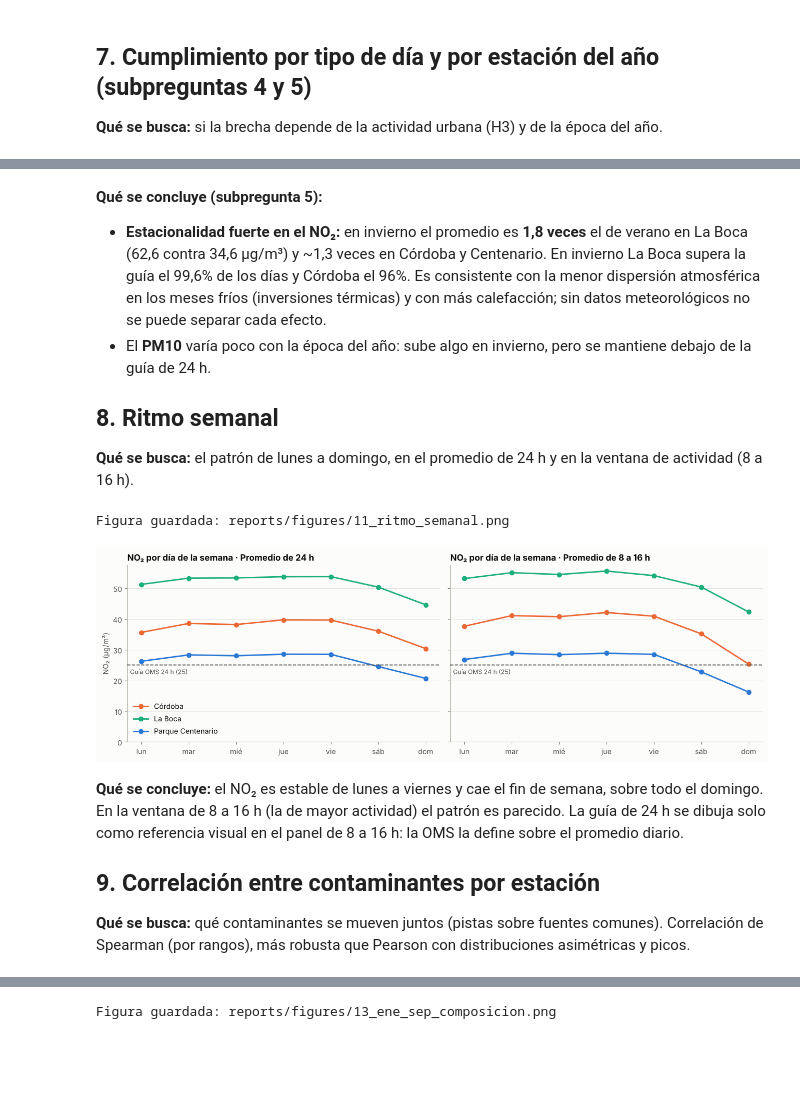
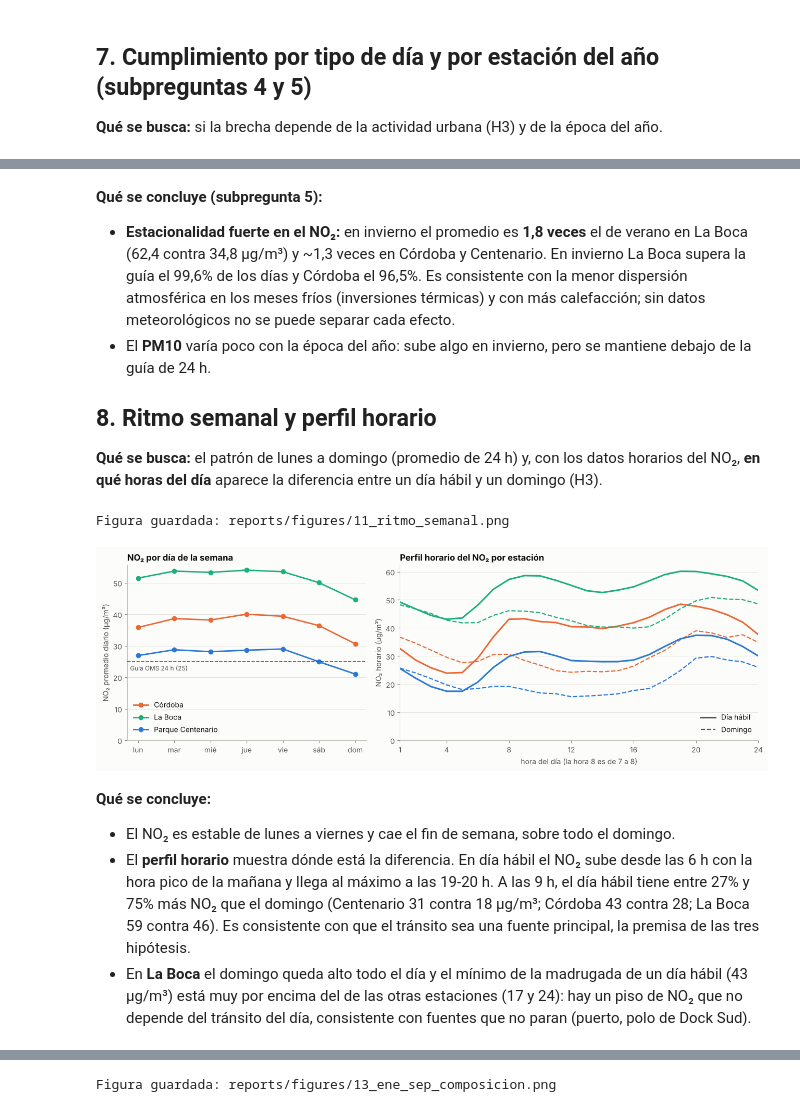
Before and after one commit to ezequielmaranda/nox-ciudad, a Jupyter notebook: notebooks/eda.ipynb, the cells around one changed output, grey strips where cells are left out. Cells and saved outputs as stored; diff of their text form; code cells hidden in the pictures; blank space fills up the shorter version.

```diff
--- a/notebooks/eda.ipynb
+++ b/notebooks/eda.ipynb
@@ -116,10 +116,13 @@ completitud_mensual = leer("agg_completitud_mensual")
 calidad_resumen = leer("calidad_resumen")
 violaciones = leer("calidad_violaciones")
 outliers = leer("calidad_outliers")
+horaria = leer("fact_medicion_horaria")     # NO2 hora por hora (segunda tabla de hechos)
+contexto = leer("agg_contexto_anual")       # serie larga 2010-2025 (contexto)
 
 NOMBRE = dim_estacion.set_index("id_estacion")["nombre"].to_dict()
 ORDEN_ESTACIONES = dim_estacion.sort_values("orden")["id_estacion"].tolist()
 GUIA = {(r.id_contaminante, r.promedio): r.guia_oms for r in ref_oms.itertuples()}
-for nombre, df in [("fact_medicion_diaria", fact), ("agg_cumplimiento_diario", diario), ("agg_anual", anual)]:
+for nombre, df in [("fact_medicion_diaria", fact), ("fact_medicion_horaria", horaria),
+                   ("agg_cumplimiento_diario", diario), ("agg_anual", anual)]:
     print(f"{nombre:25s} {df.shape[0]:>7,} filas × {df.shape[1]} columnas".replace(",", "."))
 # %% [output]
@@ -997,44 +1015,65 @@ Figura guardada: reports/figures/10_estacionalidad.png
 # %% [markdown]
 **Qué se concluye (subpregunta 5):**
 - **Estacionalidad fuerte en el NO₂:** en invierno el promedio es **1,8 veces** el de verano en La Boca
-  (62,6 contra 34,6 µg/m³) y ~1,3 veces en Córdoba y Centenario. En invierno La Boca supera la guía el 99,6% de los
-  días y Córdoba el 96%. Es consistente con la menor dispersión atmosférica en los meses fríos (inversiones
+  (62,4 contra 34,8 µg/m³) y ~1,3 veces en Córdoba y Centenario. En invierno La Boca supera la guía el 99,6% de los
+  días y Córdoba el 96,5%. Es consistente con la menor dispersión atmosférica en los meses fríos (inversiones
   térmicas) y con más calefacción; sin datos meteorológicos no se puede separar cada efecto.
 - El **PM10** varía poco con la época del año: sube algo en invierno, pero se mantiene debajo de la guía de 24 h.
 
-## 8. Ritmo semanal
+## 8. Ritmo semanal y perfil horario
 
-**Qué se busca:** el patrón de lunes a domingo, en el promedio de 24 h y en la ventana de actividad (8 a 16 h).
+**Qué se busca:** el patrón de lunes a domingo (promedio de 24 h) y, con los datos horarios del NO₂, **en qué horas
+del día** aparece la diferencia entre un día hábil y un domingo (H3).
 # %%
-semana = (fact[(fact.id_contaminante == "no2") & fact.tiene_dato]
+from matplotlib.lines import Line2D
+
+semana = (diario[diario.id_contaminante == "no2"]
           .merge(dim_calendario[["fecha", "dia_semana"]], on="fecha")
-          .groupby(["ventana", "id_estacion", "dia_semana"])["valor_masa"].mean().reset_index())
+          .groupby(["id_estacion", "dia_semana"])["valor"].mean().reset_index())
+# Perfil horario: promedio de cada hora del día, hábil contra domingo (segunda tabla de hechos)
+perfil = (horaria[horaria.es_valido]
+          .merge(dim_calendario[["fecha", "tipo_dia"]], on="fecha")
+          .query("tipo_dia in ['habil', 'domingo']")
+          .groupby(["id_estacion", "tipo_dia", "hora"])["valor_masa"].mean().reset_index())
 dias = ["lun", "mar", "mié", "jue", "vie", "sáb", "dom"]
-fig, ejes = plt.subplots(1, 2, figsize=(13, 4.2), sharey=True)
-for ax, ventana, titulo in [(ejes[0], "24h", "Promedio de 24 h"), (ejes[1], "8-16", "Promedio de 8 a 16 h")]:
-    for e in ORDEN_ESTACIONES:
-        s = semana[(semana.ventana == ventana) & (semana.id_estacion == e)]
-        ax.plot(s.dia_semana, s.valor_masa, marker="o", markersize=6, color=COLOR_ESTACION[e], label=NOMBRE[e])
-    linea_guia(ax, 25, "Guía OMS 24 h (25)", lado="izquierda", debajo=True)
-    ax.set_xticks(range(1, 8), dias)
-    ax.set_title(f"NO₂ por día de la semana · {titulo}")
-    ax.grid(axis="x", visible=False)
-ejes[0].set_ylabel("NO₂ (µg/m³)")
+fig, ejes = plt.subplots(1, 2, figsize=(13, 4.4), gridspec_kw={"width_ratios": [1, 1.5]})
+for e in ORDEN_ESTACIONES:
+    s = semana[semana.id_estacion == e]
+    ejes[0].plot(s.dia_semana, s.valor, marker="o", markersize=6, color=COLOR_ESTACION[e], label=NOMBRE[e])
+    for tipo, estilo, ancho_l in [("habil", "-", 2.2), ("domingo", "--", 1.6)]:
+        p = perfil[(perfil.id_estacion == e) & (perfil.tipo_dia == tipo)]
+        ejes[1].plot(p.hora, p.valor_masa, linestyle=estilo, linewidth=ancho_l, color=COLOR_ESTACION[e])
+linea_guia(ejes[0], 25, "Guía OMS 24 h (25)", lado="izquierda", debajo=True)
+ejes[0].set_xticks(range(1, 8), dias)
 ejes[0].set_ylim(0, None)
+ejes[0].set_ylabel("NO₂ promedio diario (µg/m³)")
+ejes[0].set_title("NO₂ por día de la semana")
 ejes[0].legend(loc="lower left")
+ejes[0].grid(axis="x", visible=False)
+ejes[1].set_xticks([1, 4, 8, 12, 16, 20, 24])
+ejes[1].set_xlim(1, 24)
+ejes[1].set_ylim(0, None)
+ejes[1].set_xlabel("hora del día (la hora 8 es de 7 a 8)")
+ejes[1].set_ylabel("NO₂ horario (µg/m³)")
+ejes[1].set_title("Perfil horario del NO₂ por estación")
+ejes[1].legend(handles=[Line2D([0], [0], color=TINTA_2, linestyle="-", linewidth=2.2, label="Día hábil"),
+                        Line2D([0], [0], color=TINTA_2, linestyle="--", linewidth=1.6, label="Domingo")],
+               loc="lower right")
+ejes[1].grid(axis="x", visible=False)
 fig.tight_layout()
 guardar(fig, "11_ritmo_semanal")
 plt.show()
 # %% [output]
 Figura guardada: reports/figures/11_ritmo_semanal.png
-[figure, old version]
+[figure, new version]
 # %% [markdown]
-**Qué se concluye:** el NO₂ es estable de lunes a viernes y cae el fin de semana, sobre todo el domingo. En la
-ventana de 8 a 16 h (la de mayor actividad) el patrón es parecido. La guía de 24 h se dibuja solo como referencia
-visual en el panel de 8 a 16 h: la OMS la define sobre el promedio diario.
-
-## 9. Correlación entre contaminantes por estación
-
-**Qué se busca:** qué contaminantes se mueven juntos (pistas sobre fuentes comunes). Correlación de Spearman
-(por rangos), más robusta que Pearson con distribuciones asimétricas y picos.
+**Qué se concluye:**
+- El NO₂ es estable de lunes a viernes y cae el fin de semana, sobre todo el domingo.
+- El **perfil horario** muestra dónde está la diferencia. En día hábil el NO₂ sube desde las 6 h con la hora pico de
+  la mañana y llega al máximo a las 19-20 h. A las 9 h, el día hábil tiene entre 27% y 75% más NO₂ que el domingo
+  (Centenario 31 contra 18 µg/m³; Córdoba 43 contra 28; La Boca 59 contra 46). Es consistente con que el tránsito
+  sea una fuente principal, la premisa de las tres hipótesis.
+- En **La Boca** el domingo queda alto todo el día y el mínimo de la madrugada de un día hábil (43 µg/m³) está muy por
+  encima del de las otras estaciones (17 y 24): hay un piso de NO₂ que no depende del tránsito del día, consistente
+  con fuentes que no paran (puerto, polo de Dock Sud).
 # %%
```
Also changed, not shown: parts of 55 cells of this notebook, 17 other files.
